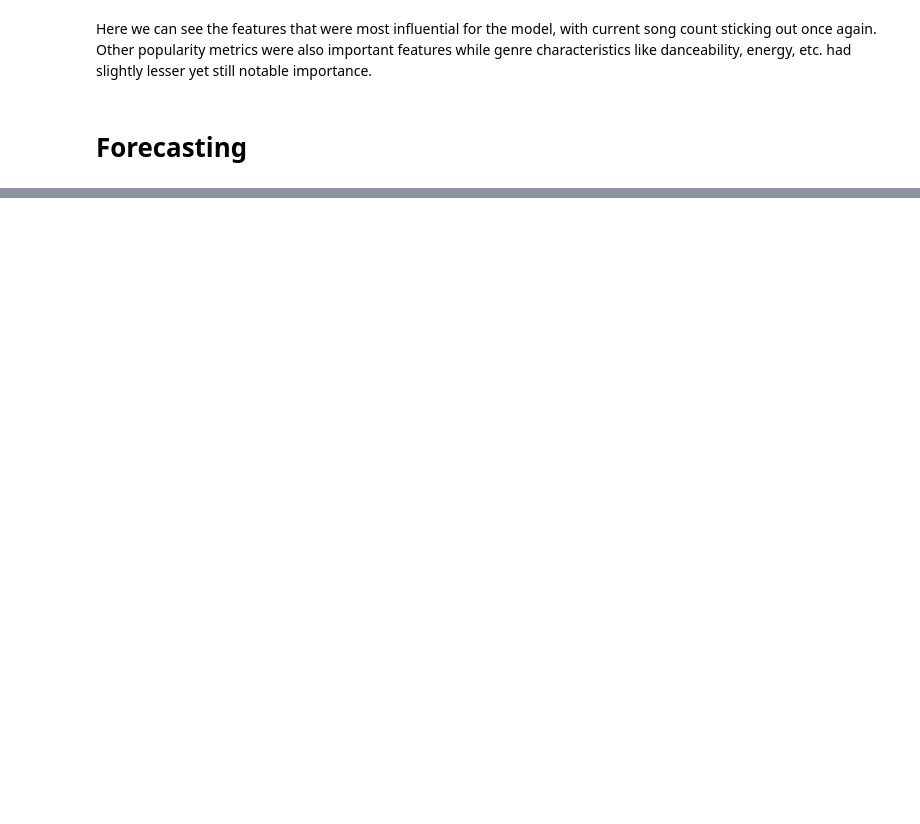
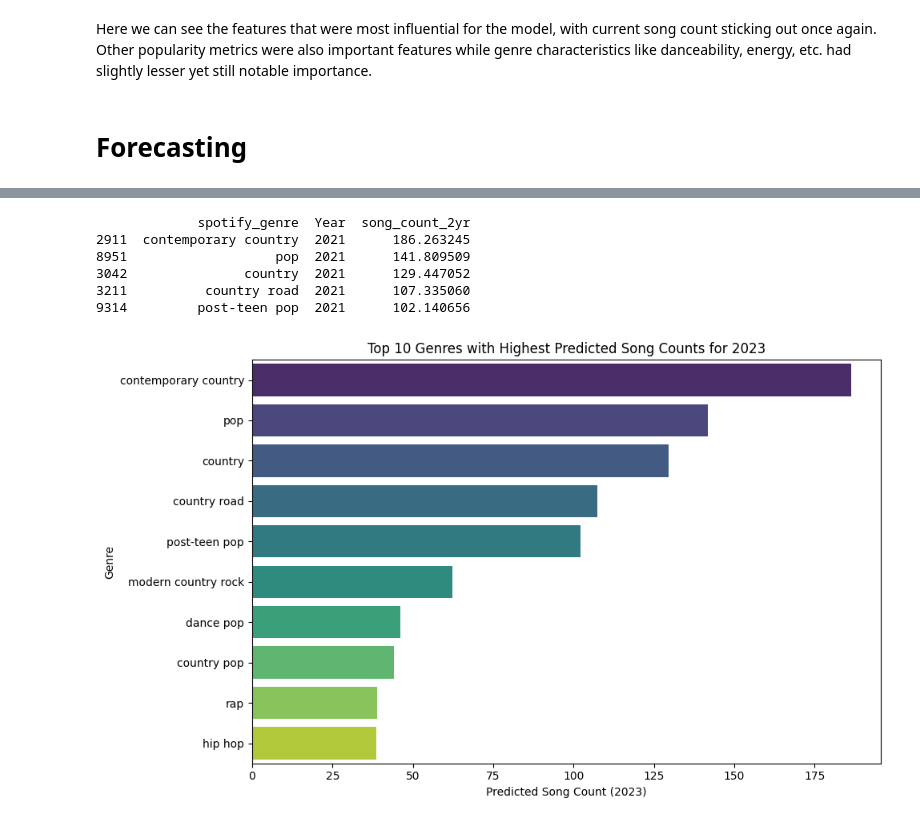
Before and after one commit to dcsajdak/MusicGenreTrends, a Jupyter notebook: MusicTrendForecasting.ipynb, the cells around one changed output, grey strips where cells are left out. Drawn from its saved outputs; the diff is of its cells as text; code cells hidden in the pictures; blank space fills up the shorter version.

Commit message:
forecasting code done

```diff
--- a/MusicTrendForecasting.ipynb
+++ b/MusicTrendForecasting.ipynb
@@ -689,0 +692,10 @@ Here we can see the features that were most influential for the model, with curr
+# %%
+# prepare out of sample data for prediction
+# restrict to genres with na song_count_2yr from 2021
+forecast_df = oos_df[oos_df['Year'] == '2021']
+print(forecast_df.info())
+
+# drop nas (should only get rid of genres that didn't exist in past)
+feature_cols = [col for col in forecast_df.columns if col not in ['spotify_genre', 'Year', 'song_count_2yr']]
+forecast_df = forecast_df.dropna(subset=feature_cols)
+print(forecast_df.info())
@@ -689,0 +720,36 @@ Here we can see the features that were most influential for the model, with curr
+# %%
+# make predictions using final xgb model
+predictions = final_xgb_model.predict(forecast_df[feature_cols])
+
+# add predictions back to forecast_df
+forecast_df['song_count_2yr'] = predictions
+
+# convert back to original scale
+forecast_df['song_count_2yr'] = np.expm1(forecast_df['song_count_2yr'])
+
+# print sorted results
+forecast_df = forecast_df.sort_values(by='song_count_2yr', ascending=False)
+print(forecast_df[['spotify_genre', 'Year', 'song_count_2yr']].head())
+
+# save to csv
+forecast_df[['spotify_genre', 'Year', 'song_count_2yr']].to_csv('data/forecast_df.csv', index=False)
+# %% [output]
+             spotify_genre  Year  song_count_2yr
+2911  contemporary country  2021      186.263245
+8951                   pop  2021      141.809509
+3042               country  2021      129.447052
+3211          country road  2021      107.335060
+9314         post-teen pop  2021      102.140656
+# %%
+# plot top 10 genres
+top_10_genres = forecast_df[['spotify_genre', 'Year', 'song_count_2yr']].head(10)
+
+plt.figure(figsize=(10, 6))
+sns.barplot(data=top_10_genres, x='song_count_2yr', y='spotify_genre', palette='viridis', hue='spotify_genre', legend=False)
+plt.title('Top 10 Genres with Highest Predicted Song Counts for 2023')
+plt.xlabel('Predicted Song Count (2023)')
+plt.ylabel('Genre')
+plt.tight_layout()
+plt.show()
+# %% [output]
+[figure, added]
```
Also changed, not shown: parts of 9 cells of this notebook.
